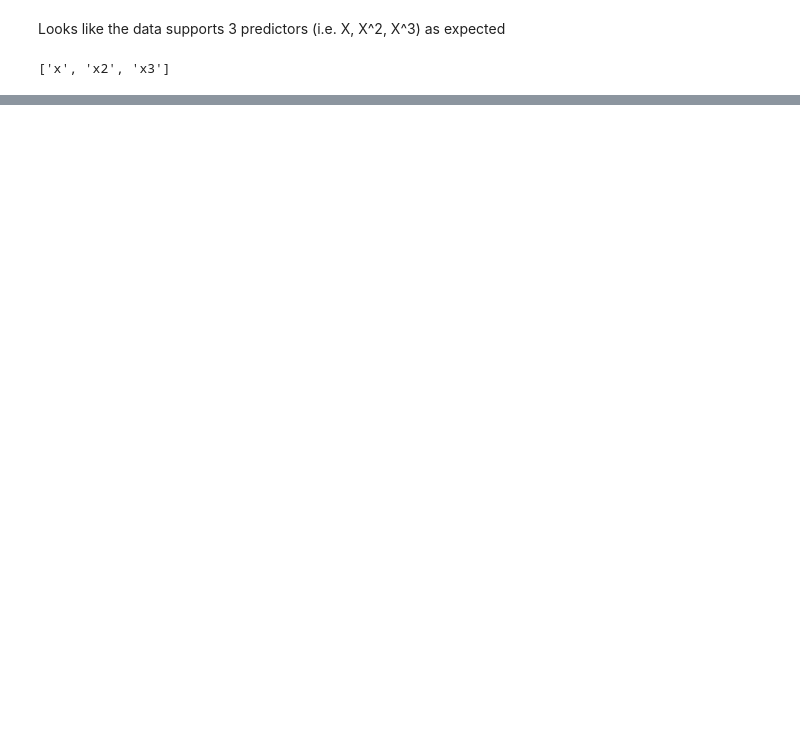
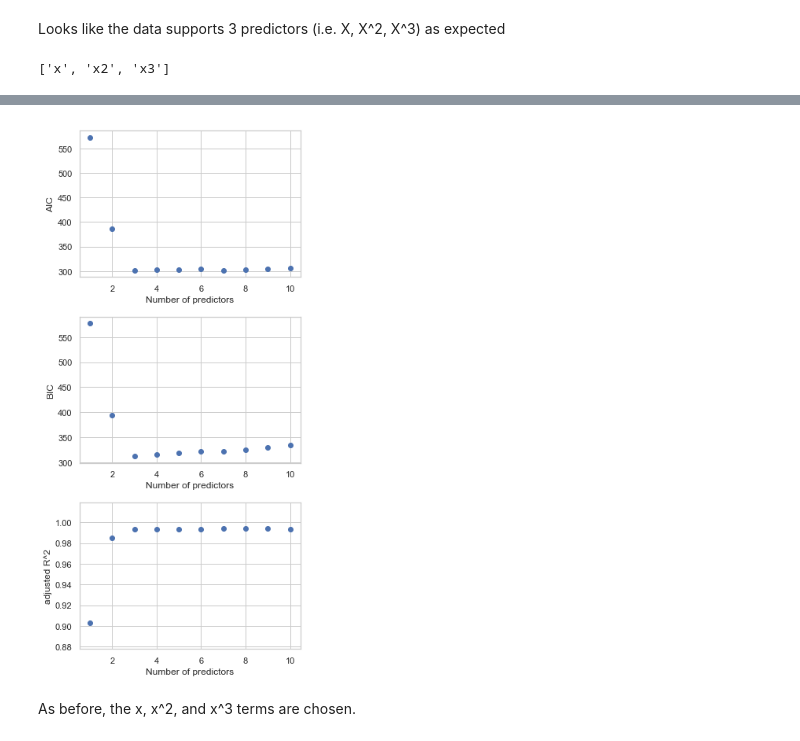
Before and after one commit to wllgrnt/islr-python-examples, a Jupyter notebook: Chapter6/question8.ipynb, the cells around one changed output, grey strips where cells are left out. Drawn from its saved outputs; the diff is of its cells as text; code cells hidden in the pictures; blank space fills up the shorter version.

```diff
--- a/Chapter6/question8.ipynb
+++ b/Chapter6/question8.ipynb
@@ -146,0 +247,34 @@ actual coefficients: 1, 2, 3, 4
+# %%
+# Select the best of these models, using AIC, BIC, or adjusted R^2
+# Lets get all the above and plot them vs k.
+
+# I'll switch to statsmodels for this
+
+AICs = []
+BICs = []
+adjustedR2s = []
+for i, predictors in enumerate(predictor_list):
+    model = sm.OLS(y, sm.add_constant(x_df[predictors]))
+    results = model.fit()
+    AICs.append(results.aic)
+    BICs.append(results.bic)
+    adjustedR2s.append(results.rsquared_adj)
+
+AICs.reverse()
+BICs.reverse()
+adjustedR2s.reverse()
+# %%
+fig, axes = plt.subplots(nrows=3, figsize=(5,10))
+
+scores = {"AIC":AICs, "BIC":BICs, "adjusted R^2":adjustedR2s}
+
+for ax, score in zip(axes, scores.items()):
+    score_name, score_data = score
+    ax.scatter(range(1,11), score_data)
+    ax.set_ylabel(score_name)
+    ax.set_xlabel("Number of predictors")
+plt.tight_layout()
+# %% [output]
+[figure, added]
+# %% [markdown]
+As before, the x, x^2, and x^3 terms are chosen.
```
Also changed, not shown: parts of 43 cells of this notebook.
